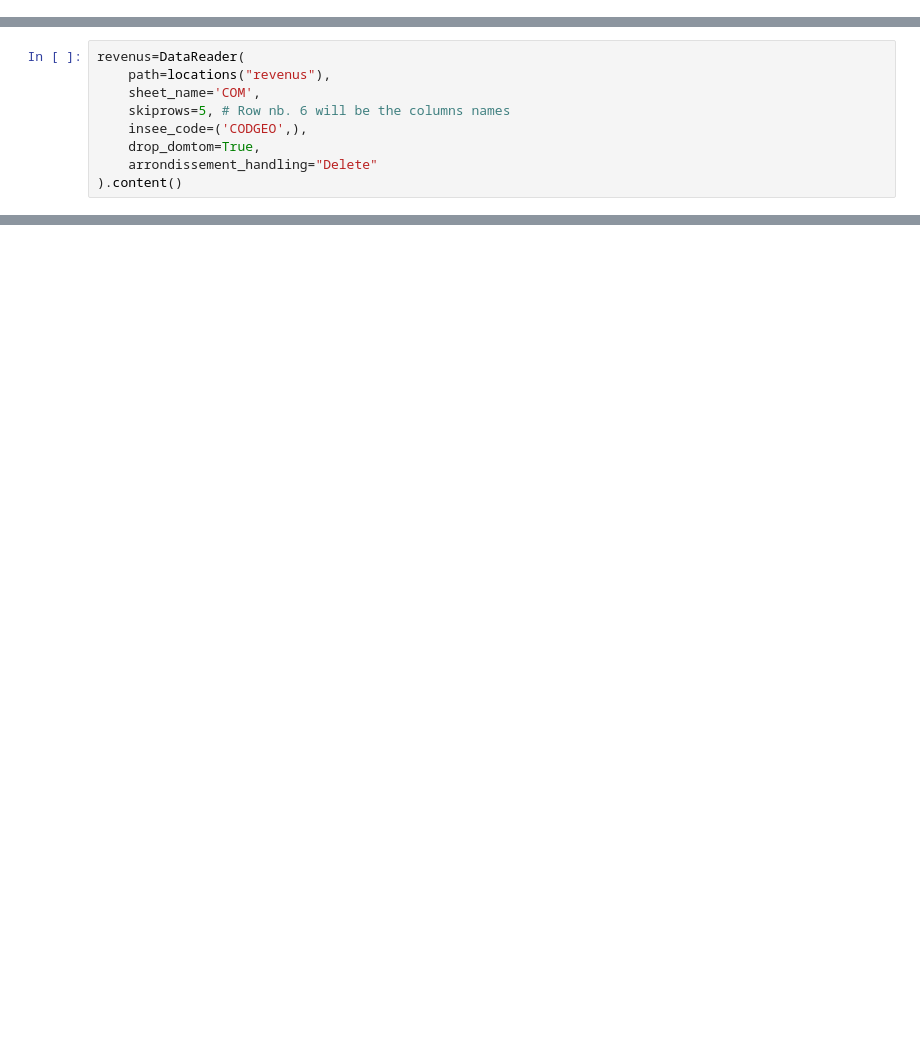
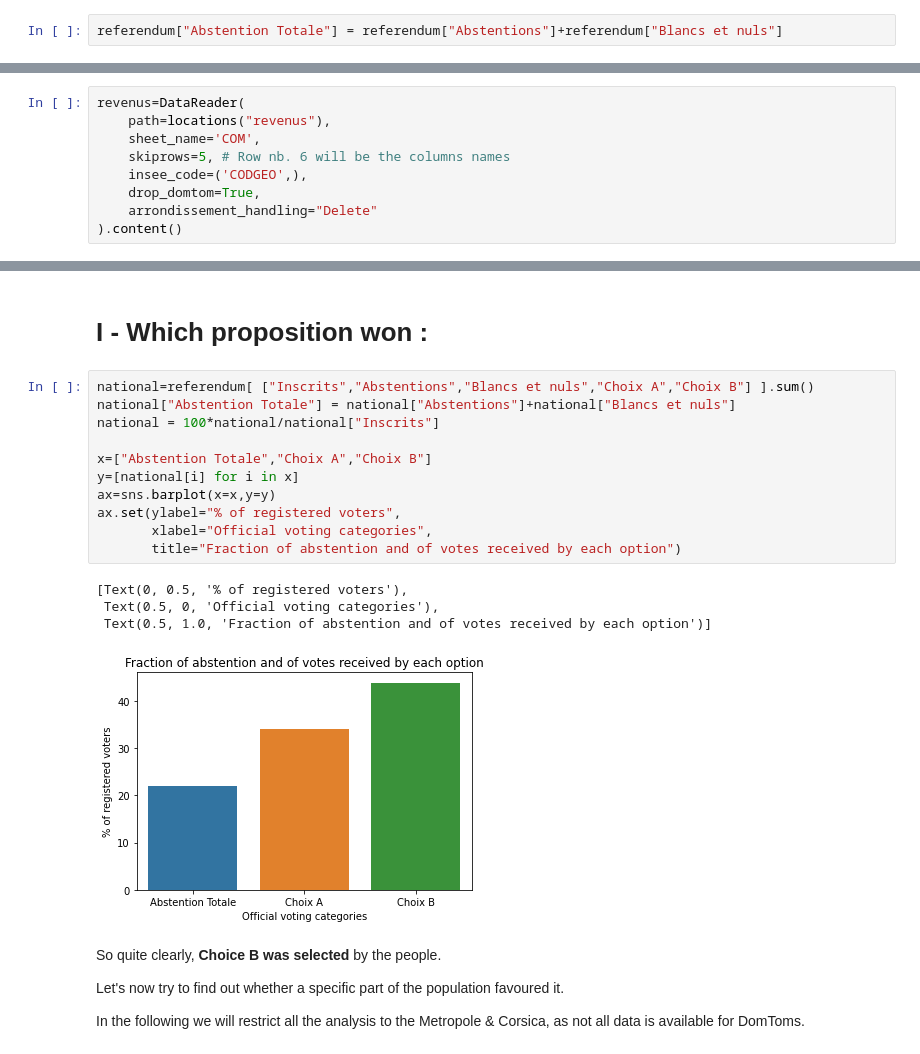
Before and after one commit to cyrilbecot/StGobain_CaseStudy, a Jupyter notebook: MainNotebook.ipynb, the cells around one changed output, grey strips where cells are left out. Saved outputs shown, nothing was run; the diff lists cells and outputs as text; blank space fills up the shorter version.

```diff
--- a/MainNotebook.ipynb
+++ b/MainNotebook.ipynb
@@ -21,0 +38,2 @@ referendum = DataReader(
+# %%
+referendum["Abstention Totale"] = referendum["Abstentions"]+referendum["Blancs et nuls"]
@@ -61,0 +145,24 @@ helper_df=DataReader(
+# %% [markdown]
+# I - Which proposition won :
+# %%
+national=referendum[ ["Inscrits","Abstentions","Blancs et nuls","Choix A","Choix B"] ].sum()
+national["Abstention Totale"] = national["Abstentions"]+national["Blancs et nuls"]
+national = 100*national/national["Inscrits"]
+
+x=["Abstention Totale","Choix A","Choix B"]
+y=[national[i] for i in x]
+ax=sns.barplot(x=x,y=y)
+ax.set(ylabel="% of registered voters",
+       xlabel="Official voting categories",
+       title="Fraction of abstention and of votes received by each option")
+# %% [output]
+[Text(0, 0.5, '% of registered voters'),
+ Text(0.5, 0, 'Official voting categories'),
+ Text(0.5, 1.0, 'Fraction of abstention and of votes received by each option')]
+[figure, added]
+# %% [markdown]
+So quite clearly, **Choice B was selected** by the people.
+
+Let's now try to find out whether a specific part of the population favoured it.
+
+In the following we will restrict all the analysis to the Metropole & Corsica, as not all data is available for DomToms.
```
Also changed, not shown: parts of 29 cells of this notebook, 1 other file.
